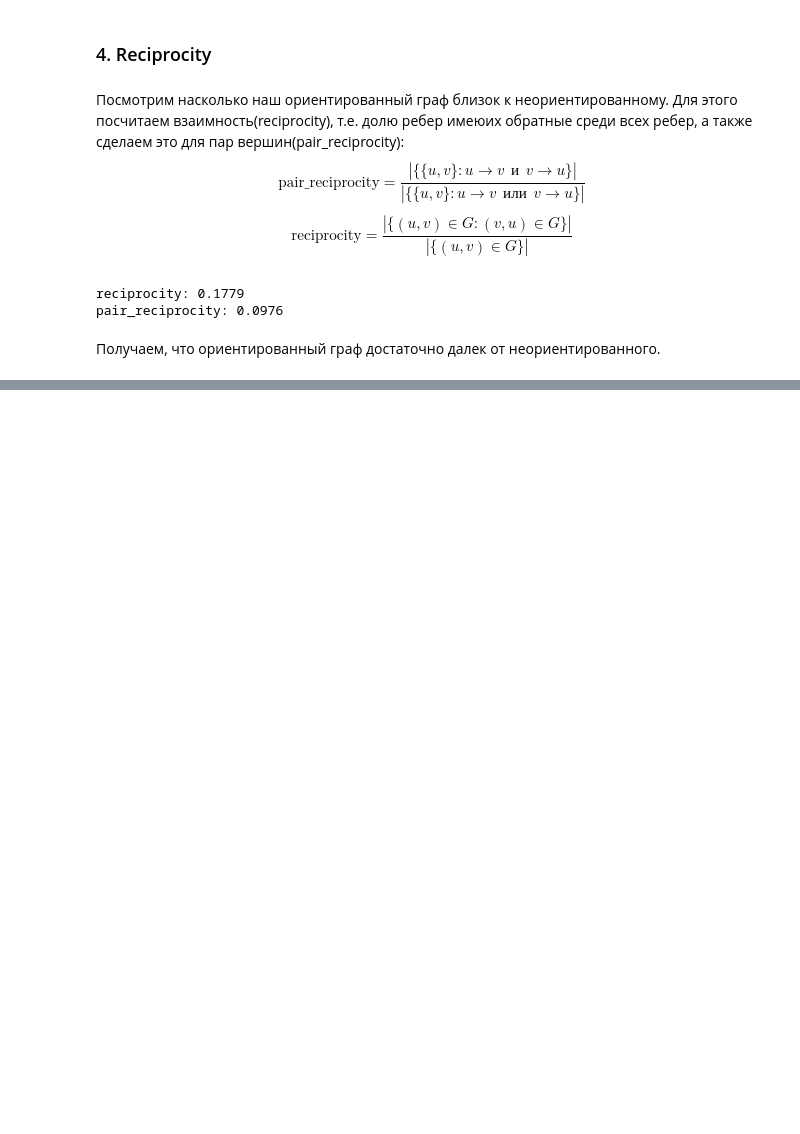
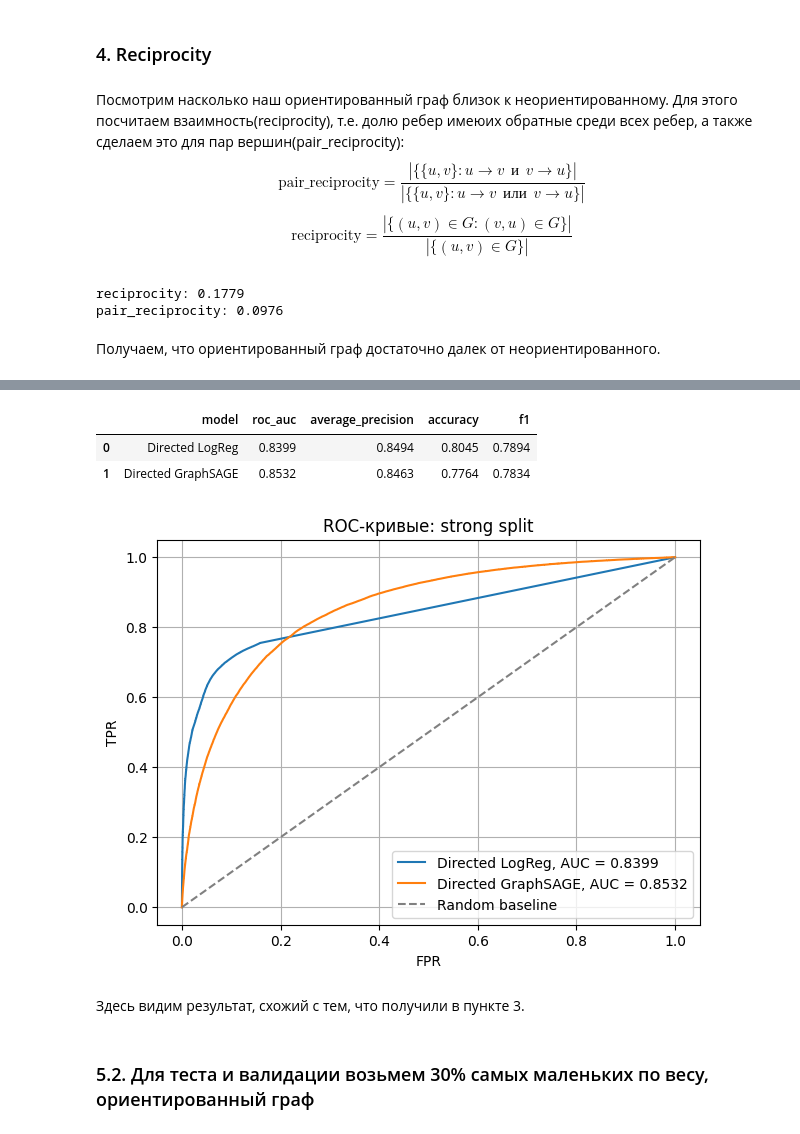
Before and after one commit to AlexeyEmelyan0v/link_prediction_gnn_1, a Jupyter notebook: link_prediction_gnn_1.ipynb, the cells around one changed output, grey strips where cells are left out. Drawn from its saved outputs; the diff is of its cells as text; code cells hidden in the pictures; blank space fills up the shorter version.

Commit message:
5.1. Strong split for directed graph

```diff
--- a/link_prediction_gnn_1.ipynb
+++ b/link_prediction_gnn_1.ipynb
@@ -1787,0 +2211,21 @@ pair_reciprocity: 0.0976
+# %%
+directed_gnn_model_strong.eval()
+
+with torch.no_grad():
+    test_logits = directed_gnn_model_strong(strong_directed_data.edge_index, test_edge_index)
+    directed_gnn_scores_strong = torch.sigmoid(test_logits).detach().cpu().numpy()
+
+directed_gnn_pred_strong = (directed_gnn_scores_strong >= 0.5).astype(int)
+
+directed_gnn_roc_auc_strong = roc_auc_score(test_labels, directed_gnn_scores_strong)
+directed_gnn_avg_precision_strong = average_precision_score(test_labels, directed_gnn_scores_strong)
+directed_gnn_accuracy_strong = accuracy_score(test_labels, directed_gnn_pred_strong)
+directed_gnn_f1_strong = f1_score(test_labels, directed_gnn_pred_strong)
+
+print(f"Best validation epoch: {best_epoch}")
+print(f"Best validation ROC-AUC: {best_val_auc:.4f}")
+print(f"Best validation Average Precision: {best_val_ap:.4f}")
+print(f"Directed GNN Test ROC-AUC: {directed_gnn_roc_auc_strong:.4f}")
+print(f"Directed GNN Test Average Precision: {directed_gnn_avg_precision_strong:.4f}")
+print(f"Directed GNN Test Accuracy: {directed_gnn_accuracy_strong:.4f}")
+print(f"Directed GNN Test F1-score: {directed_gnn_f1_strong:.4f}")
@@ -1787,0 +2240,52 @@ pair_reciprocity: 0.0976
+# %%
+strong_directed_edges_results = pd.DataFrame([
+    {
+        "model": "Directed LogReg",
+        "roc_auc": directed_logreg_roc_auc_strong,
+        "average_precision": directed_logreg_avg_precision_strong,
+        "accuracy": directed_logreg_accuracy_strong,
+        "f1": directed_logreg_f1_strong,
+    },
+    {
+        "model": "Directed GraphSAGE",
+        "roc_auc": directed_gnn_roc_auc_strong,
+        "average_precision": directed_gnn_avg_precision_strong,
+        "accuracy": directed_gnn_accuracy_strong,
+        "f1": directed_gnn_f1_strong,
+    }
+])
+
+strong_directed_edges_results.round(4)
+# %% [output]
+|  | model | roc_auc | average_precision | accuracy | f1 |
+| 0 | Directed LogReg | 0.8399 | 0.8494 | 0.8045 | 0.7894 |
+| 1 | Directed GraphSAGE | 0.8532 | 0.8463 | 0.7764 | 0.7834 |
+# %%
+directed_logreg_fpr_strong, directed_logreg_tpr_strong, _ = roc_curve(test_labels, directed_y_score_strong)
+directed_gnn_fpr_strong, directed_gnn_tpr_strong, _ = roc_curve(test_labels, directed_gnn_scores_strong)
+
+plt.figure(figsize=(7, 5))
+plt.plot(
+    directed_logreg_fpr_strong,
+    directed_logreg_tpr_strong,
+    label=f"Directed LogReg, AUC = {directed_logreg_roc_auc_strong:.4f}"
+)
+plt.plot(
+    directed_gnn_fpr_strong,
+    directed_gnn_tpr_strong,
+    label=f"Directed GraphSAGE, AUC = {directed_gnn_roc_auc_strong:.4f}"
+)
+plt.plot([0, 1], [0, 1], linestyle="--", color="gray", label="Random baseline")
+
+plt.xlabel("FPR")
+plt.ylabel("TPR")
+plt.title("ROC-кривые: strong split")
+plt.legend()
+plt.grid(True)
+plt.show()
+# %% [output]
+[figure, added]
+# %% [markdown]
+Здесь видим результат, схожий с тем, что получили в пункте 3.
+# %% [markdown]
+### 5.2. Для теста и валидации возьмем 30% самых маленьких по весу, ориентированный граф
```
Also changed, not shown: parts of 22 cells of this notebook.
